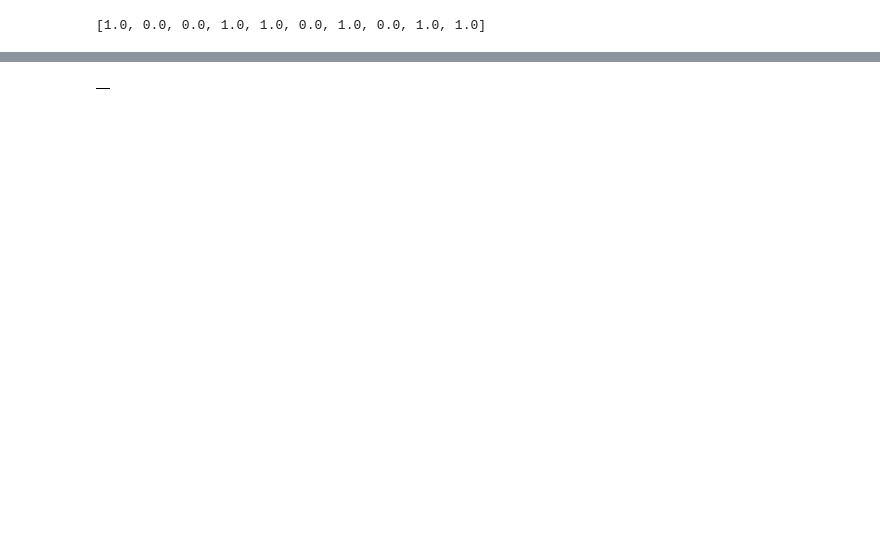
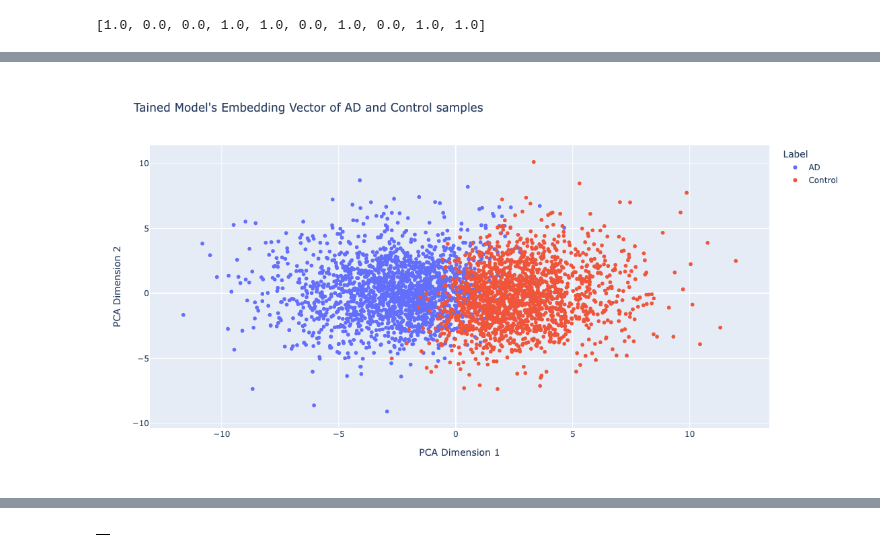
Before and after one commit to Polster-lab/Pytorch_Biologically_Informed_Neural_Network, a Jupyter notebook: model_training_interpretation.ipynb, the cells around one changed output, grey strips where cells are left out. Drawn from its saved outputs; the diff is of its cells as text; code cells hidden in the pictures; blank space fills up the shorter version.

```diff
--- a/model_training_interpretation.ipynb
+++ b/model_training_interpretation.ipynb
@@ -896,0 +1003,35 @@ NameError: name 'correct_predicted_layer_1_df_Control' is not defined
+# %%
+import pandas as pd
+import numpy as np
+import plotly.express as px
+from sklearn.decomposition import PCA
+
+# Assuming `combined_layer_0` and `labels` are already defined
+
+# Step 1: Reduce dimensionality using PCA
+pca = PCA(n_components=2)  # We want to reduce to 2 dimensions
+pca_embeddings = pca.fit_transform(combined_layer_0.values)
+
+# Step 2: Create a DataFrame with the reduced dimensions and labels
+df_pca = pd.DataFrame({
+    'PCA1': pca_embeddings[:, 0],
+    'PCA2': pca_embeddings[:, 1],
+    'Label': labels
+})
+
+# Step 3: Plot using Plotly
+fig = px.scatter(
+    df_pca,
+    x='PCA1',
+    y='PCA2',
+    color='Label',
+    title="Tained Model's Embedding Vector of AD and Control samples",
+    labels={'PCA1': 'PCA Dimension 1', 'PCA2': 'PCA Dimension 2'},
+    width=800,   # Set plot width
+    height=600   # Set plot height
+)
+
+# Show plot
+fig.show()
+# %% [output]
+[figure, added]
```
Also changed, not shown: parts of 32 cells of this notebook, 7 other files.
